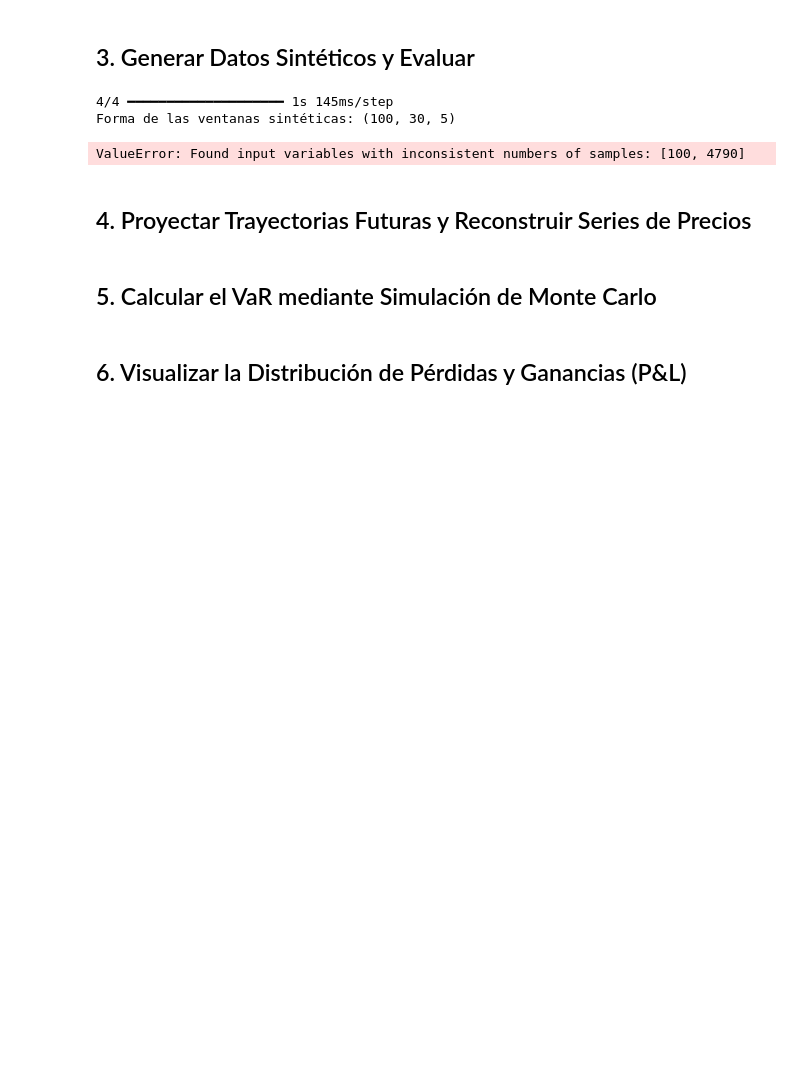
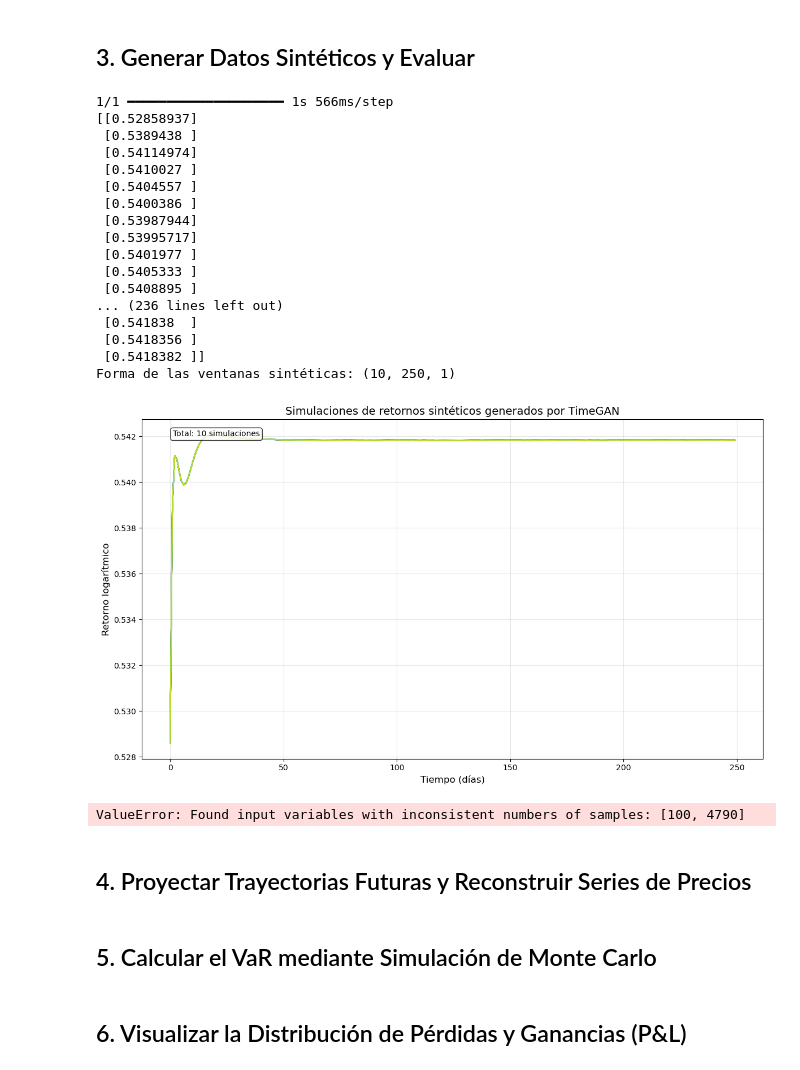
Before and after one commit to RiemannIntegrable/TimeGAN-VaR, a Jupyter notebook: notebooks/idea.ipynb, the cells around one changed output. Drawn from its saved outputs; the diff is of its cells as text; code cells hidden in the pictures; blank space fills up the shorter version.

```diff
--- a/notebooks/idea.ipynb
+++ b/notebooks/idea.ipynb
@@ -141,15 +168,29 @@ joint train
 # %%
 # Cargar el modelo guardado (opcional, si se quiere saltar el entrenamiento)
 # syn_generator = generator_load('../models/timegan_stock_model.h5', time_series_len, features, rnn_units, rnn_layers)
 
 # Generar datos sintéticos
-n_simulations = 100  # Número de trayectorias sintéticas
+n_simulations = 10  # Número de trayectorias sintéticas
 synthetic_windows = generator_gen(syn_generator, generate_cnt=n_simulations)
-
-print(f"Forma de las ventanas sintéticas: {synthetic_windows.shape}")
 # %% [output]
-4/4 ━━━━━━━━━━━━━━━━━━━━ 1s 145ms/step
-Forma de las ventanas sintéticas: (100, 30, 5)
+1/1 ━━━━━━━━━━━━━━━━━━━━ 1s 566ms/step
+[[0.52858937]
+ [0.5389438 ]
+ [0.54114974]
+ [0.5410027 ]
+ [0.5404557 ]
+ [0.5400386 ]
+ [0.53987944]
+ [0.53995717]
+ [0.5401977 ]
+ [0.5405333 ]
+ [0.5408895 ]
+... (236 lines left out)
+ [0.541838  ]
+ [0.5418356 ]
+ [0.5418382 ]]
+Forma de las ventanas sintéticas: (10, 250, 1)
+[figure, added]
 # %%
 # Evaluar la calidad de los datos sintéticos
 kl_div = calculate_kl_divergence(windows, synthetic_windows)
```
Also changed, not shown: parts of 5 cells of this notebook, 5 other files.
